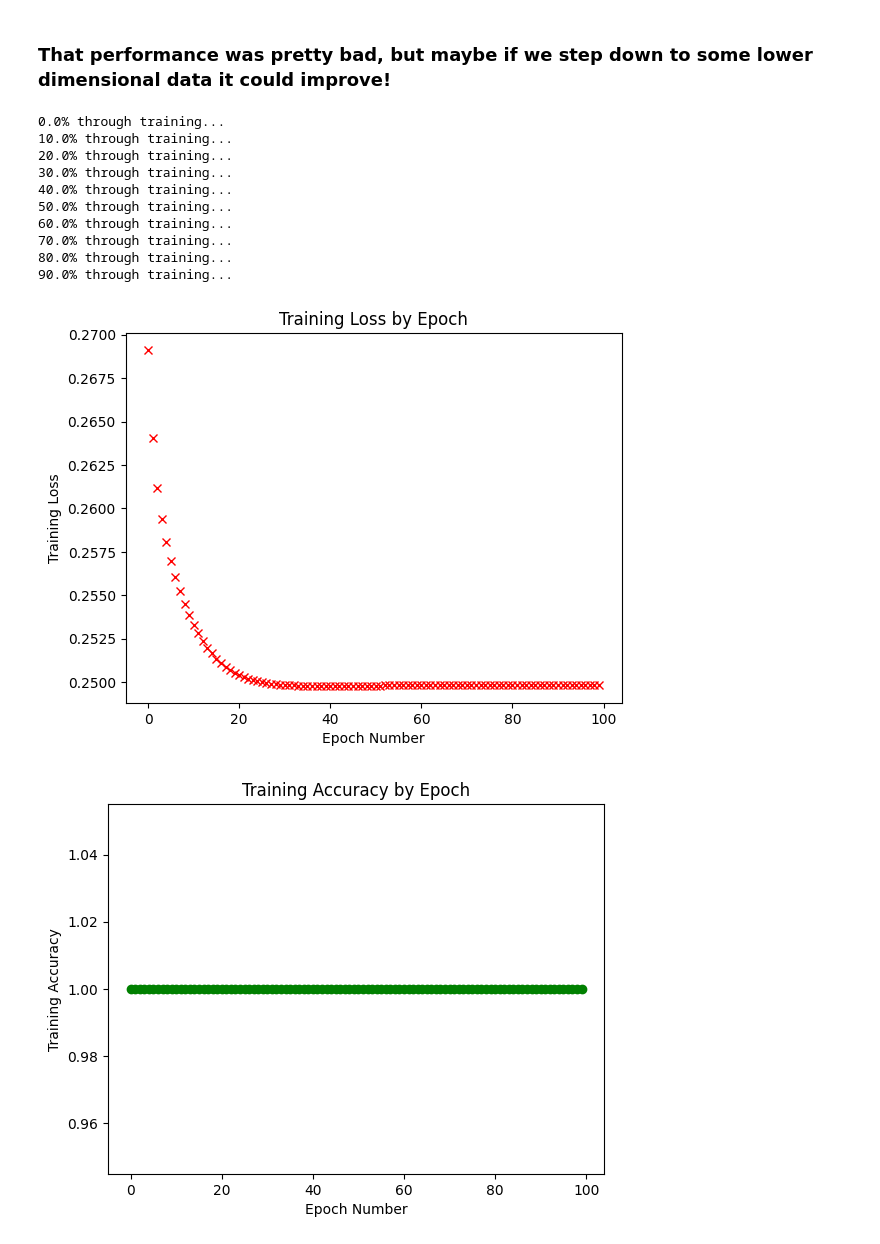
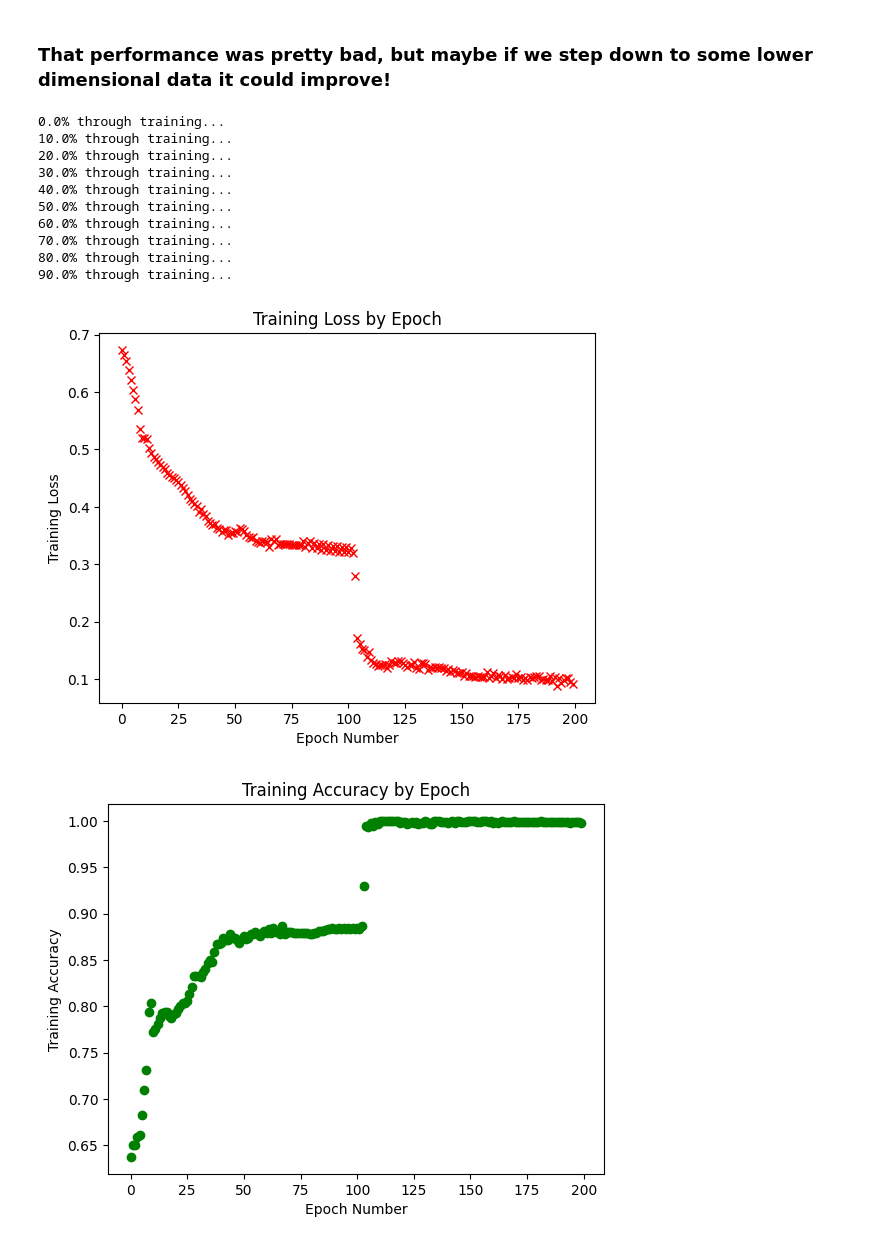
Before and after one commit to Pirate-Hunter-Zoro/Image-Classification, a Jupyter notebook: artificial_neural_network.ipynb, the cells around one changed output. Saved outputs shown, nothing was run; the diff lists cells and outputs as text; code cells hidden in the pictures.

```diff
--- a/artificial_neural_network.ipynb
+++ b/artificial_neural_network.ipynb
@@ -54,6 +54,7 @@ Class: 1
 ### We need to create a neural network - at heart a list of matrices.
 # %%
 from math import exp
+import math
 import numpy as np
 import matplotlib.pyplot as plt
 
@@ -162,10 +163,13 @@ class ANN:
         """
         # We know the immediate gradient for the last layer
         if not self.__binary:
+            # mean-squared-error loss derivative
             self.__derivatives[-1] = 2 * (last_output - target_output) # vector
         else:
-            # TODO - cross entropy loss derivative
-            self.__derivatives[-1] = 0
+            # binary-cross-entropy loss derivative
+            yhat = last_output
+            y = target_output
+            self.__derivatives[-1] = (yhat - y) / ((np.ones(shape=(1,1)) - yhat) * yhat)
         for i in range(len(self.__derivatives)-2, -1, -1):
             if i % 3 == 0:
                 # weight matrix derivative
@@ -212,8 +216,10 @@ class ANN:
             if not self.__binary:
                 average_loss += (1 / len(train_set)) * np.sum(np.square(output - expected_output))
             else:
-                # TODO - cross entropy loss
-                pass
+                y_hat = output[0][0]
+                y = expected_output[0][0]
+                bce_loss = -(1-y)*(math.log(1-y_hat)) - y*math.log(y_hat)
+                average_loss += (1 / len(train_set)) * bce_loss
             predicted_class = self.get_prediction(input)
             actual_class = np.argmax(expected_output) if not self.__binary else np.round(expected_output[0][0])
             if predicted_class == actual_class:
@@ -308,7 +311,7 @@ class FileVectorReader:
     """This class takes in data as a pandas data frame along with a block size and parameter for the k nearest neighbors,
     """
 
-    def __init__(self, file_name: str, delimiter: str, id_column_name: str, classification_column_name: str, lr: float=0.01):
+    def __init__(self, file_name: str, delimiter: str, id_column_name: str, classification_column_name: str, lr: float=0.01, num_epochs: int=100):
         """Initialize a FileVectorReader, which creates a list of vectors - each an observation given from the given file
         Args:
             file_name (str): The file from which to read in data
@@ -458,23 +461,28 @@ class FileVectorReader:
             else:
                 self.__test_classifications[i][0][0] = float(self.__test_labels[i])
 
+        # Remember the number of training epochs specified
+        self.__num_epochs = num_epochs
+
         # Make a neural network
         layer_dims = []
-        size = len(attribute_values)
+        size = max(2*len(attribute_values), 16)
         end_size = len(unique_labels)
         while size > end_size:
             layer_dims.append(size)
             size //= 2
         if end_size == 2:
+            # binary data
             layer_dims.append(1)
         else:
+            # multi-class data
             layer_dims.append(end_size)
         self.__neural_network = ANN(input_dim=len(attribute_values), layer_dims=layer_dims, lr=lr)
 
     def display_results(self):
         """Helper method to display the underlying decision neural network's performance
         """
-        self.__neural_network.train_and_test(train_set=self.__train_population, expected_train_results=self.__train_classifications, test_set=self.__test_population, expected_test_results=self.__test_classifications)
+        self.__neural_network.train_and_test(train_set=self.__train_population, expected_train_results=self.__train_classifications, test_set=self.__test_population, expected_test_results=self.__test_classifications, num_epochs=self.__num_epochs)
 
     def plot_predictions(self):
         # If we do not have two-dimensional data, do not plot
@@ -532,19 +540,19 @@ class FileVectorReader:
         plt.show()
         fig.clear()
 # %%
-fvr = FileVectorReader(file_name="labeled-examples", delimiter=" ", id_column_name="id", classification_column_name="class", lr=0.01)
+fvr = FileVectorReader(file_name="labeled-examples", delimiter=" ", id_column_name="id", classification_column_name="class", lr=0.1, num_epochs=200)
 fvr.display_results()
 fvr.plot_predictions()
 # %% [output]
 0.0% through training...
 10.0% through training...
 20.0% through training...
 30.0% through training...
 40.0% through training...
 50.0% through training...
 60.0% through training...
 70.0% through training...
 80.0% through training...
 90.0% through training...
-[figure, old version]
+[figure, new version]
-[figure, old version]
+[figure, new version]
```
Also changed, not shown: parts of 3 cells of this notebook.
